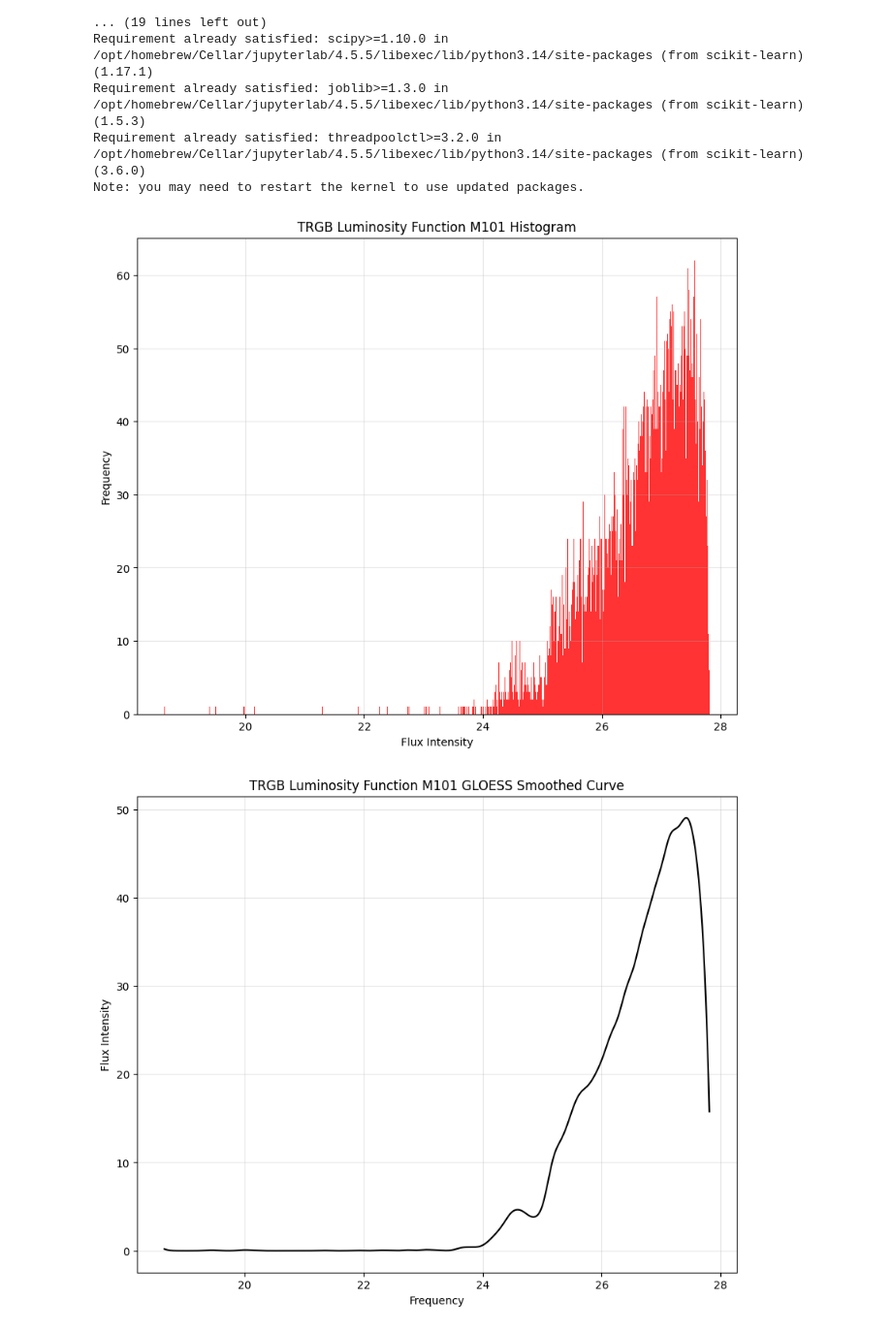
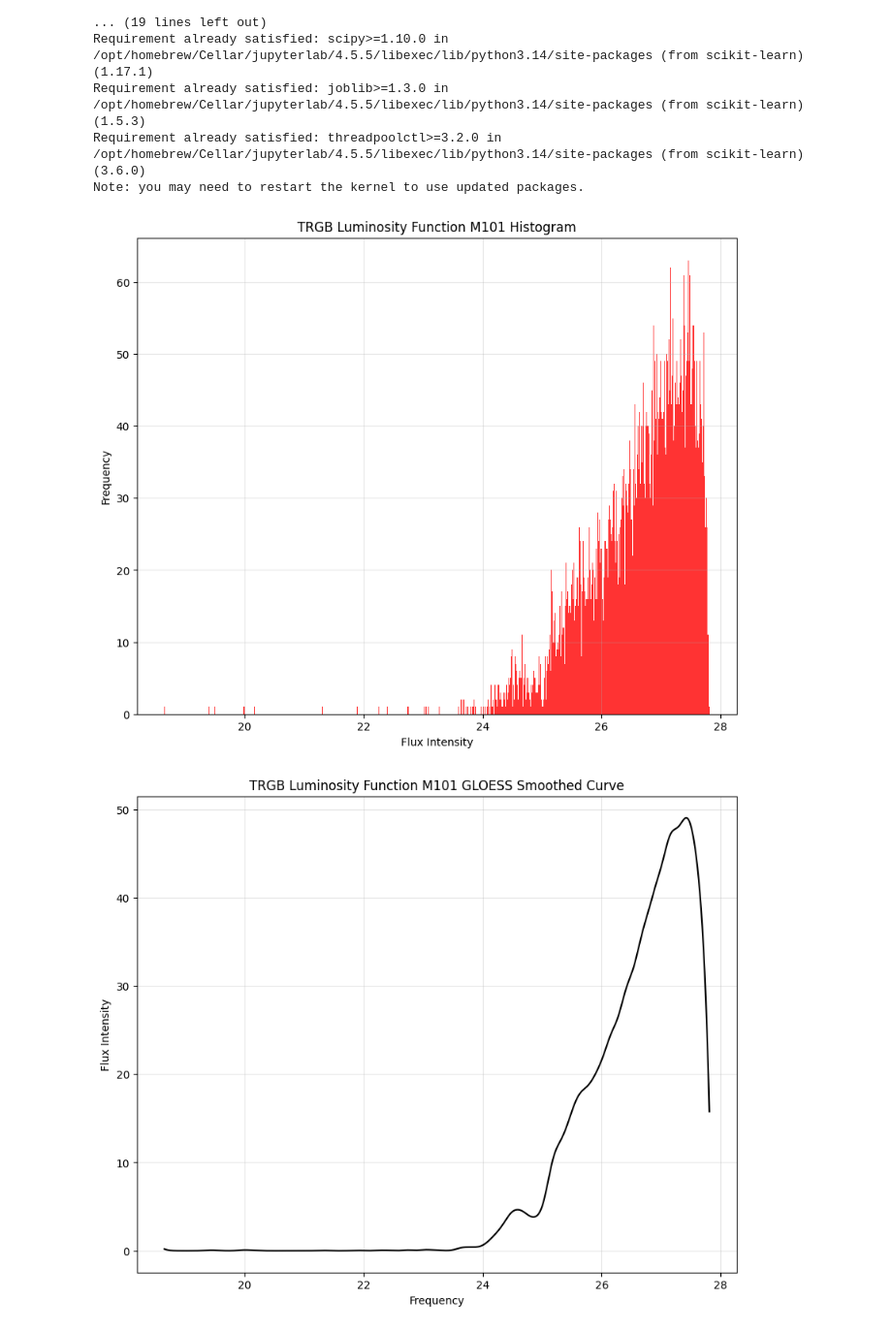
Before and after one commit to gurnoorssandhu/TRGB-Data-Analysis, a Jupyter notebook: analysis.ipynb, the cells around one changed output. Shown at 97% size. Saved outputs shown, nothing was run; the diff lists cells and outputs as text; code cells hidden in the pictures.

```diff
--- a/analysis.ipynb
+++ b/analysis.ipynb
@@ -38,15 +38,15 @@ mag_data = data['inst_vega_mag2'].values
 # %%
 fig_hist, ax_hist = plt.subplots(figsize=(10, 8))
 
-ax_hist.hist(mag_data, bins=bins, color='red', alpha=0.8)
+ax_hist.hist(mag_data, bins=np.arange(min(mag_data), max(mag_data) + 0.01, 0.01), color='red', alpha=0.8)
 ax_hist.set_xlabel('Flux Intensity')
 ax_hist.set_ylabel('Frequency')
 ax_hist.grid(True, alpha=0.3)
 ax_hist.set_title('TRGB Luminosity Function M101 Histogram')
 
 fig_hist.savefig('TRGB Luminosity Function M101 Histogram')
 # %% [output]
-[figure, old version]
+[figure, new version]
 # %%
 def gloess(mag, tau, bin_width = 0.01):
     fig_gloess, ax_gloess = plt.subplots(figsize = (10, 10))
```
Also changed, not shown: parts of 3 cells of this notebook, 3 other files.
